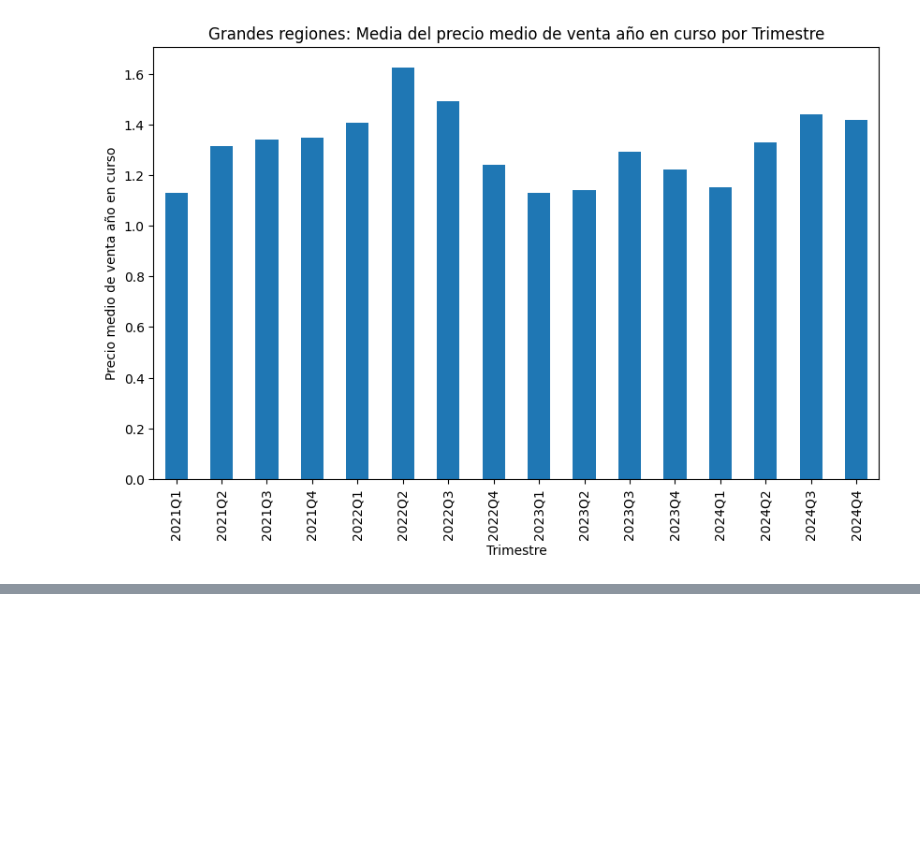
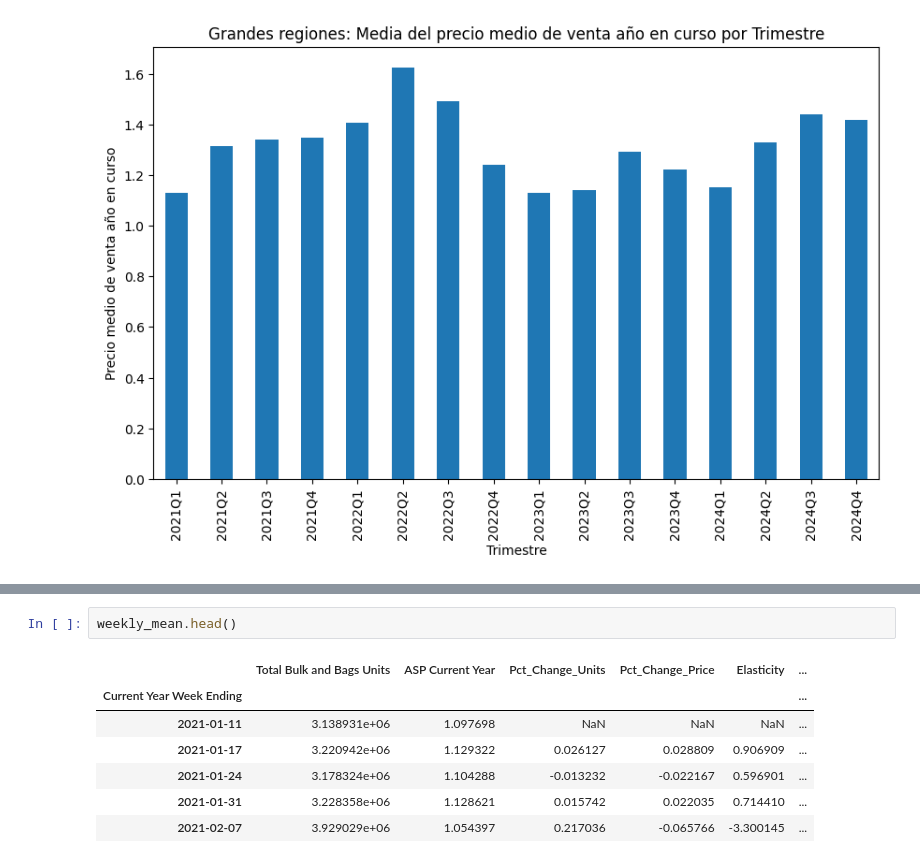
Before and after one commit to arboldeku/Avocado-2.0, a Jupyter notebook: code/exploracion_datos.ipynb, the cells around one changed output, grey strips where cells are left out. Cells and saved outputs as stored; diff of their text form; blank space fills up the shorter version.

```diff
--- a/code/exploracion_datos.ipynb
+++ b/code/exploracion_datos.ipynb
@@ -249,0 +339,10 @@ plt.show()
+# %%
+weekly_mean.head()
+# %% [output]
+|  | Total Bulk and Bags Units | ASP Current Year | Pct_Change_Units | Pct_Change_Price | Elasticity | ... |
+| Current Year Week Ending |  |  |  |  |  | ... |
+| 2021-01-11 | 3.138931e+06 | 1.097698 | NaN | NaN | NaN | ... |
+| 2021-01-17 | 3.220942e+06 | 1.129322 | 0.026127 | 0.028809 | 0.906909 | ... |
+| 2021-01-24 | 3.178324e+06 | 1.104288 | -0.013232 | -0.022167 | 0.596901 | ... |
+| 2021-01-31 | 3.228358e+06 | 1.128621 | 0.015742 | 0.022035 | 0.714410 | ... |
+| 2021-02-07 | 3.929029e+06 | 1.054397 | 0.217036 | -0.065766 | -3.300145 | ... |
```
Also changed, not shown: parts of 5 cells of this notebook, 1 other file.
